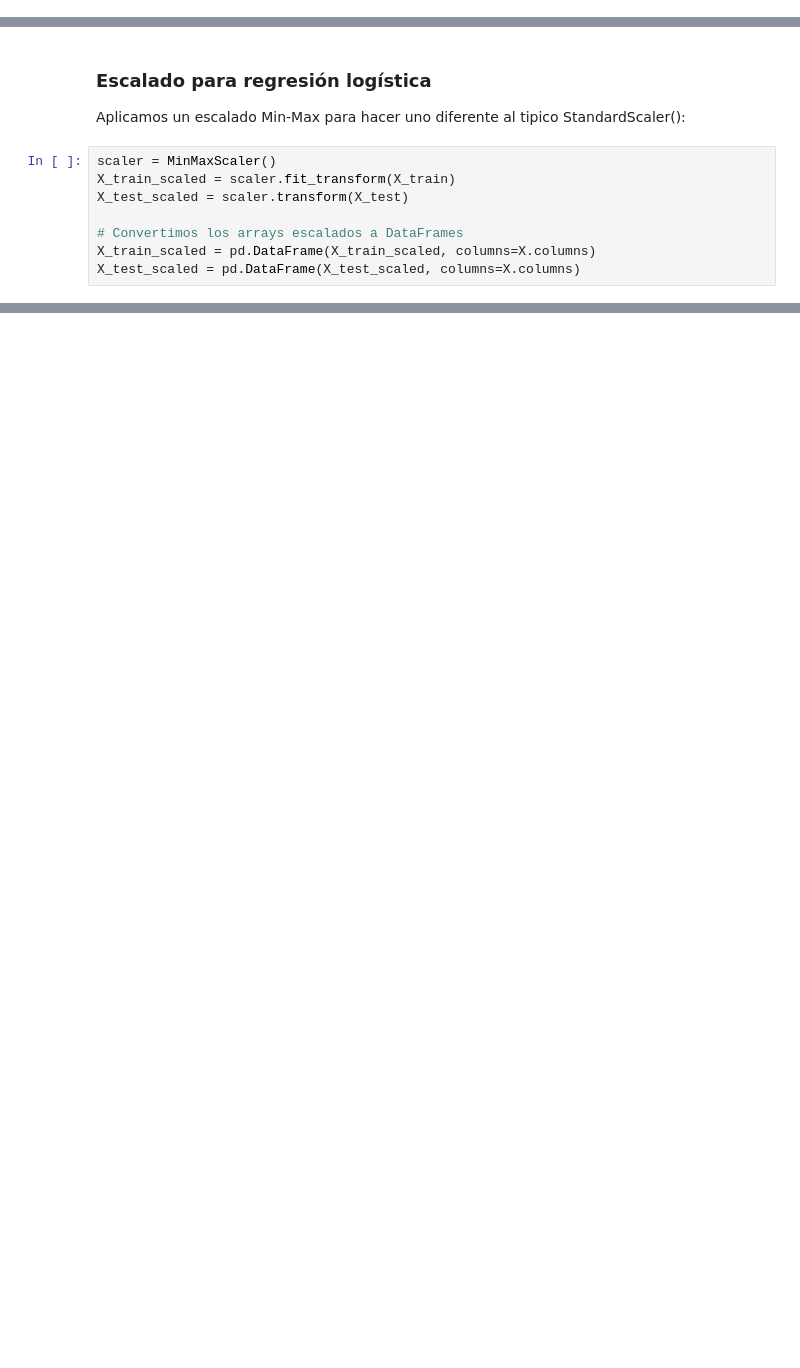
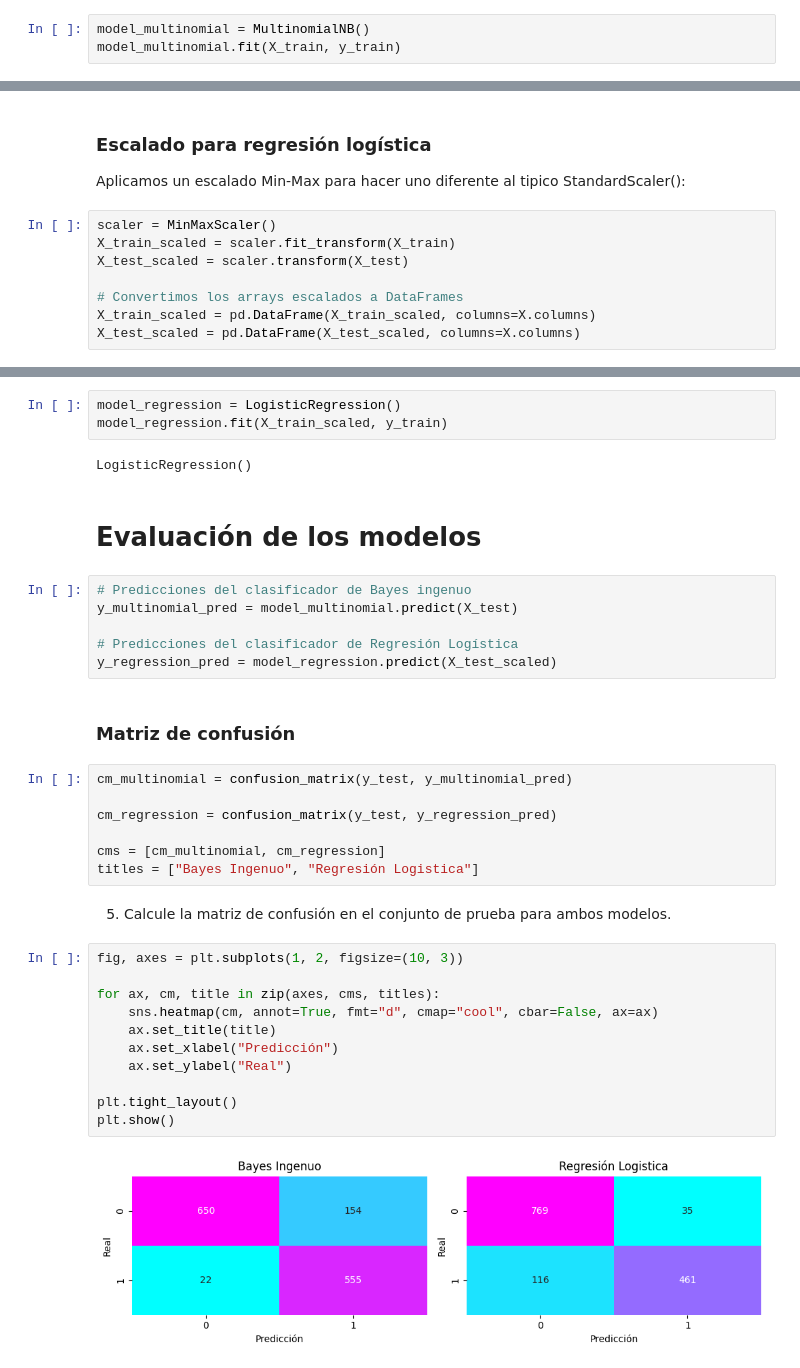
Before and after one commit to comejia/ceia-iia, a Jupyter notebook: tp3-detector-spam/clasificacion.ipynb, the cells around one changed output, grey strips where cells are left out. Cells and saved outputs as stored; diff of their text form; blank space fills up the shorter version.

```diff
--- a/tp3-detector-spam/clasificacion.ipynb
+++ b/tp3-detector-spam/clasificacion.ipynb
@@ -72,0 +135,3 @@ X_train, X_test, y_train, y_test= train_test_split(X, y, test_size = 0.3)
+# %%
+model_multinomial = MultinomialNB()
+model_multinomial.fit(X_train, y_train)
@@ -84,0 +154,37 @@ X_test_scaled = pd.DataFrame(X_test_scaled, columns=X.columns)
+# %%
+model_regression = LogisticRegression()
+model_regression.fit(X_train_scaled, y_train)
+# %% [output]
+LogisticRegression()
+# %% [markdown]
+# Evaluación de los modelos
+# %%
+# Predicciones del clasificador de Bayes ingenuo
+y_multinomial_pred = model_multinomial.predict(X_test)
+
+# Predicciones del clasificador de Regresión Logística
+y_regression_pred = model_regression.predict(X_test_scaled)
+# %% [markdown]
+### Matriz de confusión
+# %%
+cm_multinomial = confusion_matrix(y_test, y_multinomial_pred)
+
+cm_regression = confusion_matrix(y_test, y_regression_pred)
+
+cms = [cm_multinomial, cm_regression]
+titles = ["Bayes Ingenuo", "Regresión Logistica"]
+# %% [markdown]
+5. Calcule la matriz de confusión en el conjunto de prueba para ambos modelos.
+# %%
+fig, axes = plt.subplots(1, 2, figsize=(10, 3))
+
+for ax, cm, title in zip(axes, cms, titles):
+    sns.heatmap(cm, annot=True, fmt="d", cmap="cool", cbar=False, ax=ax)
+    ax.set_title(title)
+    ax.set_xlabel("Predicción")
+    ax.set_ylabel("Real")
+
+plt.tight_layout()
+plt.show()
+# %% [output]
+[figure, added]
```
Also changed, not shown: parts of 25 cells of this notebook.
